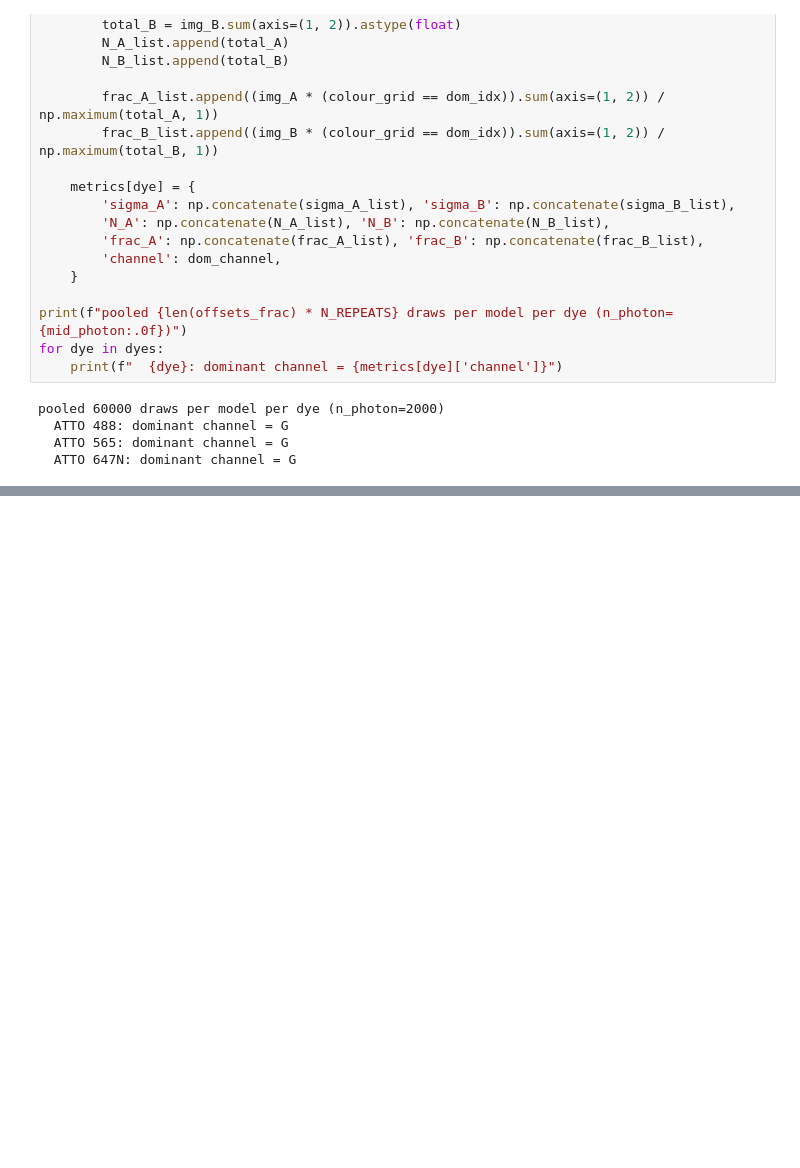
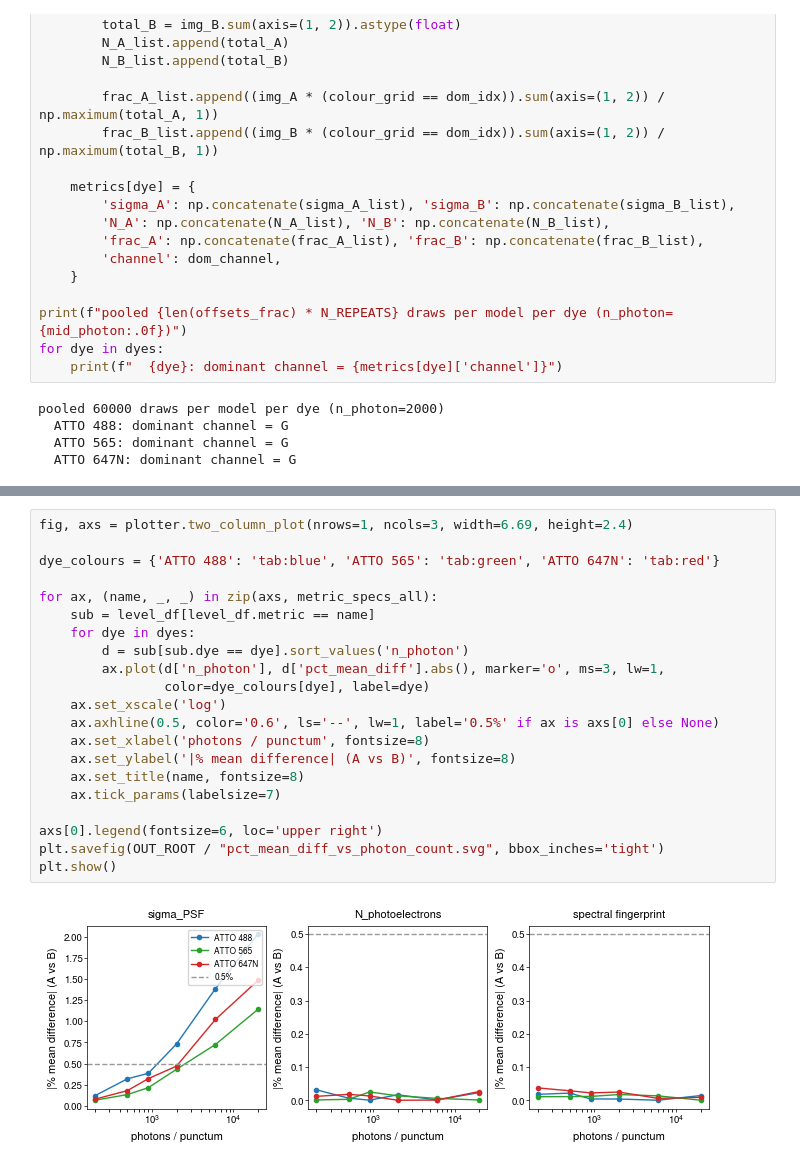
Before and after one commit to TheLeeLab/pyS3M, a Jupyter notebook: notebooks/figures/FigureSI_Factorisation.ipynb, the cells around one changed output, grey strips where cells are left out. Saved outputs shown, nothing was run; the diff lists cells and outputs as text; blank space fills up the shorter version.

```diff
--- a/notebooks/figures/FigureSI_Factorisation.ipynb
+++ b/notebooks/figures/FigureSI_Factorisation.ipynb
@@ -535,0 +636,23 @@ ks_df
+# %%
+fig, axs = plotter.two_column_plot(nrows=1, ncols=3, width=6.69, height=2.4)
+
+dye_colours = {'ATTO 488': 'tab:blue', 'ATTO 565': 'tab:green', 'ATTO 647N': 'tab:red'}
+
+for ax, (name, _, _) in zip(axs, metric_specs_all):
+    sub = level_df[level_df.metric == name]
+    for dye in dyes:
+        d = sub[sub.dye == dye].sort_values('n_photon')
+        ax.plot(d['n_photon'], d['pct_mean_diff'].abs(), marker='o', ms=3, lw=1,
+                color=dye_colours[dye], label=dye)
+    ax.set_xscale('log')
+    ax.axhline(0.5, color='0.6', ls='--', lw=1, label='0.5%' if ax is axs[0] else None)
+    ax.set_xlabel('photons / punctum', fontsize=8)
+    ax.set_ylabel('|% mean difference| (A vs B)', fontsize=8)
+    ax.set_title(name, fontsize=8)
+    ax.tick_params(labelsize=7)
+
+axs[0].legend(fontsize=6, loc='upper right')
+plt.savefig(OUT_ROOT / "pct_mean_diff_vs_photon_count.svg", bbox_inches='tight')
+plt.show()
+# %% [output]
+[figure, added]
```
Also changed, not shown: parts of 10 cells of this notebook.
